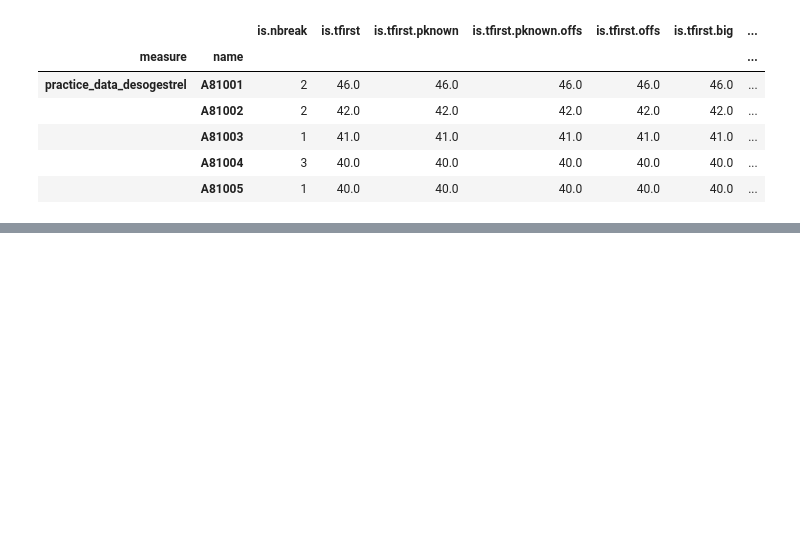
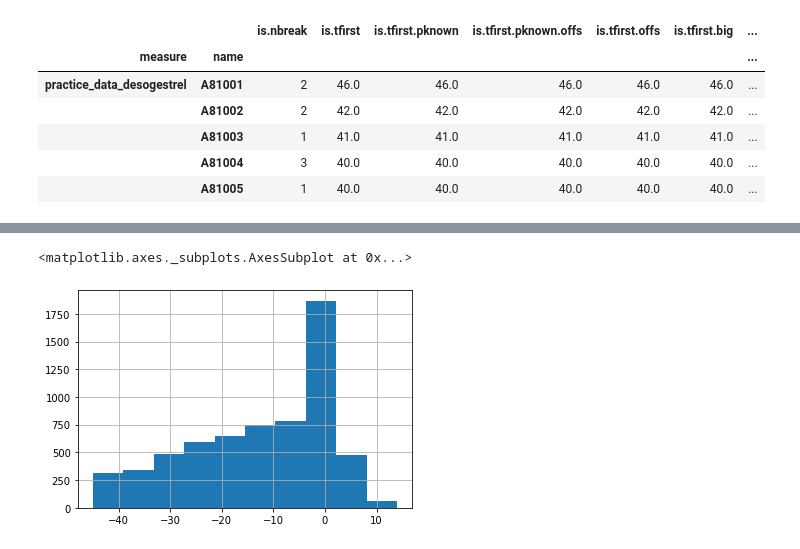
Before and after one commit to ebmdatalab/factors-associated-with-changing-notebook, a Jupyter notebook: notebooks/Factors_associated_with_changing.ipynb, the cells around one changed output, grey strips where cells are left out. Saved outputs shown, nothing was run; the diff lists cells and outputs as text; code cells hidden in the pictures; blank space fills up the shorter version.

```diff
--- a/notebooks/Factors_associated_with_changing.ipynb
+++ b/notebooks/Factors_associated_with_changing.ipynb
@@ -74,0 +93,5 @@ reg_data.head()
+# %%
+difference.loc['practice_data_trimethoprim','is.tfirst.big'].hist()
+# %% [output]
+<matplotlib.axes._subplots.AxesSubplot at 0x...>
+[figure, added]
```
Also changed, not shown: parts of 7 cells of this notebook, 3 other files.
